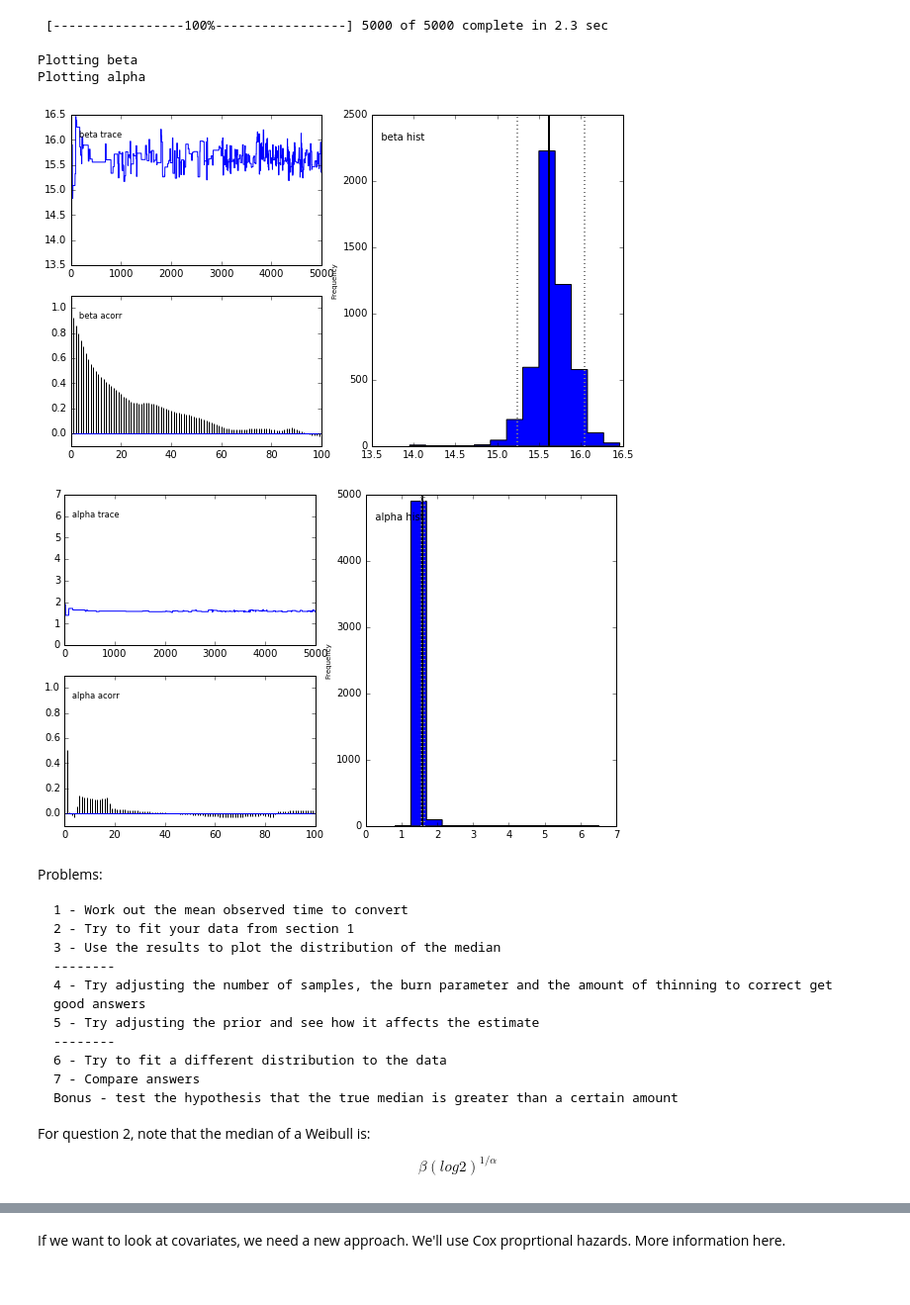
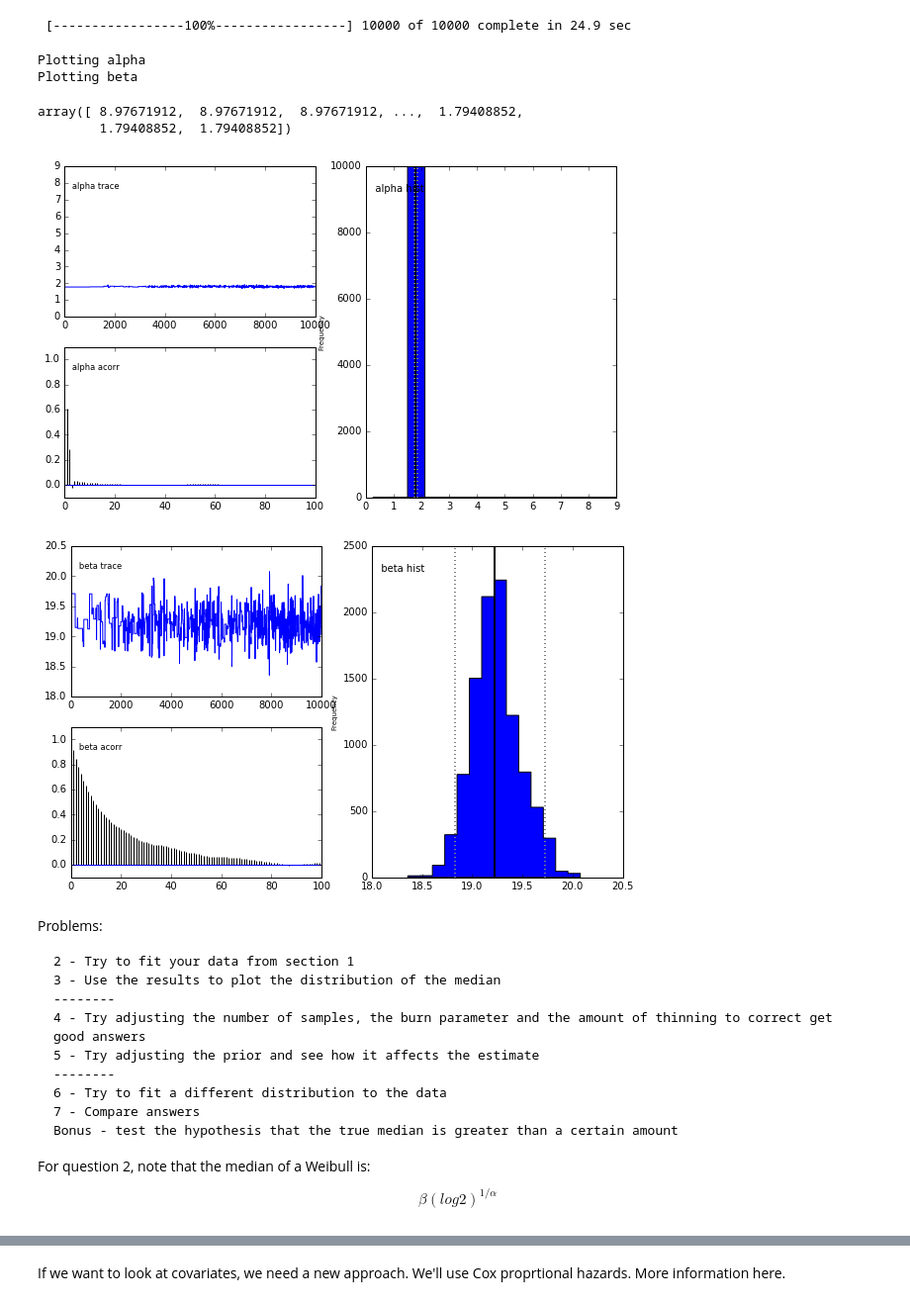
Before and after one commit to JakeColtman/BayesianSurvivalAnalysis, a Jupyter notebook: Full presentation.ipynb, the cells around one changed output, grey strips where cells are left out. Shown at 99% size. Cells and saved outputs as stored; diff of their text form; code cells hidden in the pictures.

```diff
--- a/Full presentation.ipynb
+++ b/Full presentation.ipynb
@@ -39,0 +39,22 @@ df["time_to_convert"].median()
+# %%
+def convert_to_days(dt):
+    day_diff = dt / np.timedelta64(1, 'D')
+    if day_diff == 0:
+        return 23.0
+    else:
+        return day_diff
+
+df = pd.DataFrame(output, columns=["id", "advert_time", "male","age","search","brand","conversion_time","event"])
+df["lifetime"] = pd.to_datetime(df["conversion_time"]) - pd.to_datetime(df["advert_time"])
+df["lifetime"] = df["lifetime"].apply(convert_to_days)
+df["male"] = df["male"].astype(int)
+df["search"] = df["search"].astype(int)
+df["brand"] = df["brand"].astype(int)
+df["age"] = df["age"].astype(int)
+df["event"] = df["event"].astype(int)
+df = df.drop('advert_time', 1)
+df = df.drop('conversion_time', 1)
+df = df.set_index("id")
+df = df.dropna(thresh=2)
+df.median()
+df
@@ -43,33 +84,33 @@ df["time_to_convert"].median()
 # %%
 ## Example fully worked model using toy data
 ## Adapted from http://blog.yhat.com/posts/estimating-user-lifetimes-with-pymc.html
+## Note that we've made some corrections
+censor = np.array(df["event"].apply(lambda x: 0 if x else 1).tolist())
+alpha = pm.Uniform("alpha", 0,50)
+beta = pm.Uniform("beta", 0,50)
 
-alpha = pm.Uniform("alpha", 0,20)
-beta = pm.Uniform("beta", 0,20)
-obs = pm.Weibull('obs', alpha, beta, value = df["time_to_convert"], observed = True )
-obs.random
-@pm.potential
-def censorfactor(obs=obs):
-    if np.any(obs>23 ):
-        return -100000
-    else:
-        return 0
+@pm.observed
+def survival(value=df["lifetime"], alpha = alpha, beta = beta ):
+    return sum( (1-censor)*(np.log( alpha/beta) + (alpha-1)*np.log(value/beta)) - (value/beta)**(alpha))
 
-mcmc = pm.MCMC([alpha, beta, obs, censorfactor ] )
-mcmc.sample(5000, burn = 0, thin = 1)
+
+mcmc = pm.MCMC([alpha, beta, survival ] )
+mcmc.sample(10000)
 # %% [output]
- [-----------------100%-----------------] 5000 of 5000 complete in 2.3 sec
+ [-----------------100%-----------------] 10000 of 10000 complete in 24.9 sec
 # %%
 pm.Matplot.plot(mcmc)
+mcmc.trace("alpha")[:]
 # %% [output]
+Plotting alpha
 Plotting beta
-Plotting alpha
+array([ 8.97671912,  8.97671912,  8.97671912, ...,  1.79408852,
+        1.79408852,  1.79408852])
-[figure, old version]
+[figure, new version]
-[figure, old version]
+[figure, new version]
 # %% [markdown]
 Problems:
 
-    1 - Work out the mean observed time to convert
     2 - Try to fit your data from section 1
     3 - Use the results to plot the distribution of the median
     --------
```
Also changed, not shown: parts of 22 cells of this notebook, 12 other files.
